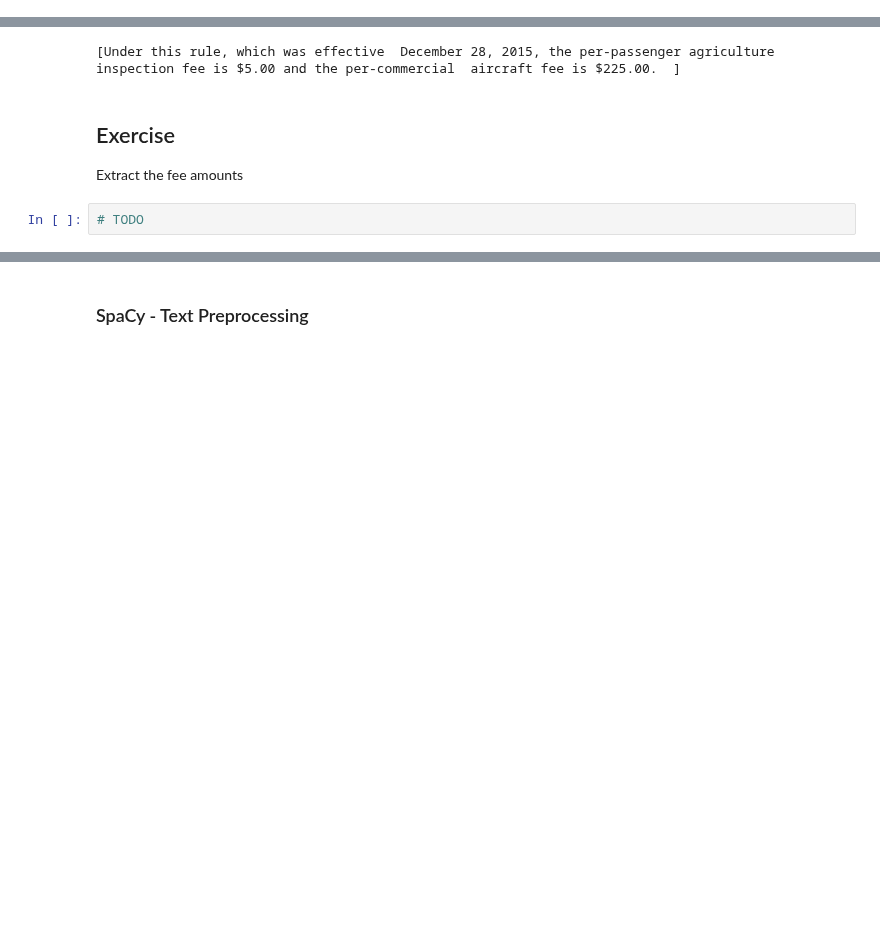
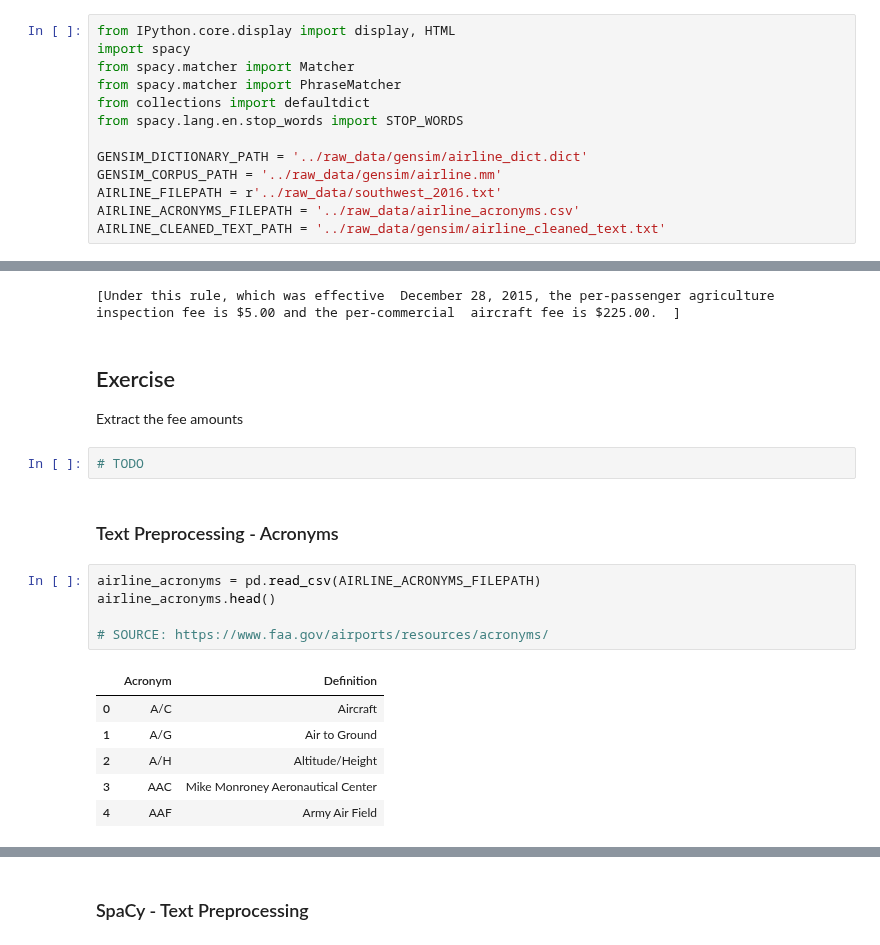
Before and after one commit to Alexjmsherman/nlp_practicum_original, a Jupyter notebook: lessons/Lesson10_topic_models/Topic Model.ipynb, the cells around one changed output, grey strips where cells are left out. Drawn from its saved outputs; the diff is of its cells as text; blank space fills up the shorter version.

```diff
--- a/lessons/Lesson10_topic_models/Topic Model.ipynb
+++ b/lessons/Lesson10_topic_models/Topic Model.ipynb
@@ -1 +1,14 @@
+# %%
+from IPython.core.display import display, HTML
+import spacy
+from spacy.matcher import Matcher
+from spacy.matcher import PhraseMatcher
+from collections import defaultdict
+from spacy.lang.en.stop_words import STOP_WORDS
+
+GENSIM_DICTIONARY_PATH = '../raw_data/gensim/airline_dict.dict'
+GENSIM_CORPUS_PATH = '../raw_data/gensim/airline.mm'
+AIRLINE_FILEPATH = r'../raw_data/southwest_2016.txt'
+AIRLINE_ACRONYMS_FILEPATH = '../raw_data/airline_acronyms.csv'
+AIRLINE_CLEANED_TEXT_PATH = '../raw_data/gensim/airline_cleaned_text.txt'
 # %%
@@ -104,3 +110,17 @@ ent_sents['aircraft fee']
 Extract the fee amounts
 # %%
 # TODO
+# %% [markdown]
+### Text Preprocessing - Acronyms
+# %%
+airline_acronyms = pd.read_csv(AIRLINE_ACRONYMS_FILEPATH)
+airline_acronyms.head()
+
+# SOURCE: https://www.faa.gov/airports/resources/acronyms/
+# %% [output]
+|  | Acronym | Definition |
+| 0 | A/C | Aircraft |
+| 1 | A/G | Air to Ground |
+| 2 | A/H | Altitude/Height |
+| 3 | AAC | Mike Monroney Aeronautical Center |
+| 4 | AAF | Army Air Field |
```
Also changed, not shown: parts of 30 cells of this notebook, 9 other files.
